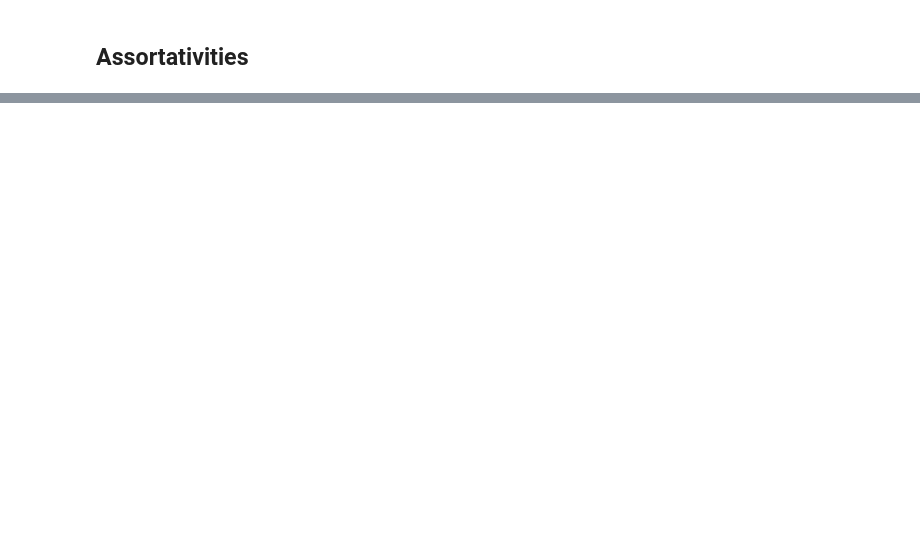
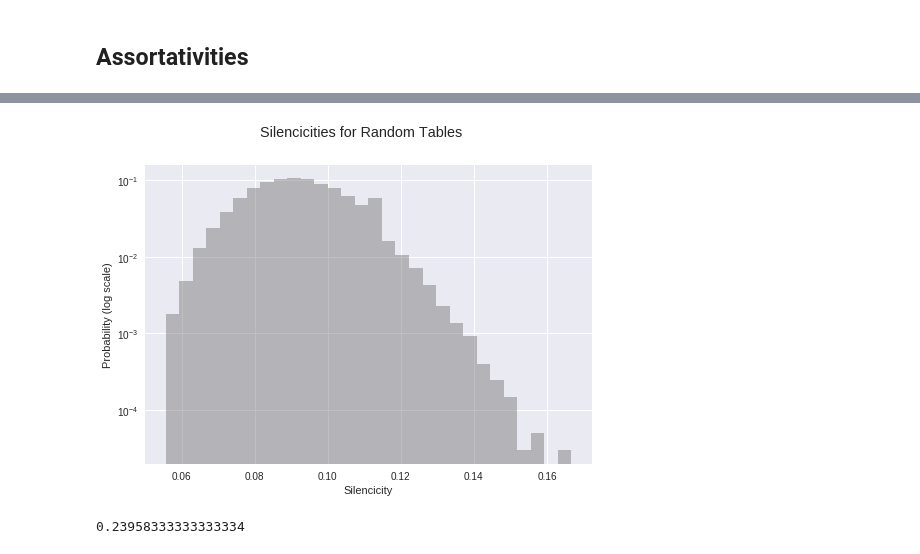
Before and after one commit to EndyLab/codon-tables, a Jupyter notebook: network_stats.ipynb, the cells around one changed output, grey strips where cells are left out. Saved outputs shown, nothing was run; the diff lists cells and outputs as text; code cells hidden in the pictures; blank space fills up the shorter version.

```diff
--- a/network_stats.ipynb
+++ b/network_stats.ipynb
@@ -70,0 +95,5 @@ with open('res/SCV.pickle', 'wb') as handle:
+# %%
+# pickle resulting statistics so they don't have to be re calculated
+stats = [densities, efficiencies, clustCoeff, modularities, assortativities, silencicities]
+with open('res/minPRS.pickle', 'wb') as handle:
+    pickle.dump(stats, handle)
@@ -102,16 +168,19 @@ with open('res/null.pickle', 'wb') as handle:
 
 # unpickle data
 with open('res/minPRS.pickle', 'rb') as handle:
-    PRS_densities, PRS_efficiencies, PRS_clustCoeff, PRS_modularities, PRS_assortativities  = pickle.load(handle)
+    PRS_densities, PRS_efficiencies, PRS_clustCoeff, PRS_modularities, PRS_assortativities, PRS_silencicities = pickle.load(handle)
 
 with open('res/Gilis.pickle', 'rb') as handle:
-    Gilis_densities, Gilis_efficiencies, Gilis_clustCoeff, Gilis_modularities, Gilis_assortativities  = pickle.load(handle)
+    Gilis_densities, Gilis_efficiencies, Gilis_clustCoeff, Gilis_modularities, Gilis_assortativities, Gilis_silencicities = pickle.load(handle)
 
 with open('res/SCV.pickle', 'rb') as handle:
-    SCV_densities, SCV_efficiencies, SCV_clustCoeff, SCV_modularities, SCV_assortativities  = pickle.load(handle)
+    SCV_densities, SCV_efficiencies, SCV_clustCoeff, SCV_modularities, SCV_assortativities, SCV_silencicities = pickle.load(handle)
 
 with open('res/null.pickle', 'rb') as handle:
-    null_densities, null_efficiencies, null_clustCoeff, null_modularities, null_assortativities  = pickle.load(handle)
+    null_densities, null_efficiencies, null_clustCoeff, null_modularities, null_assortativities = pickle.load(handle)
+
+with open('res/rand.pickle', 'rb') as handle:
+    rand_densities, rand_efficiencies, rand_clustCoeff, rand_modularities, rand_assortativities, rand_silencicities = pickle.load(handle)
 # %% [markdown]
 ## Densities
 # %%
@@ -331,0 +428,19 @@ assort_stats.to_html('res/assort_stats.html')
+# %%
+# plot histograms
+rand_weights = np.ones_like(rand_silencicities)/float(len(rand_silencicities))
+n, bins, patches = plt.hist(rand_silencicities, 30, weights=rand_weights, color='grey', alpha=0.5)
+plt.suptitle('Silencicities for Random Tables')
+plt.xlabel('Silencicity')
+plt.ylabel('Probability (log scale)')
+plt.yscale('log')
+#plt.savefig('../figs/silencicity_stats.png', bbox_inches='tight')
+plt.show()
+
+ct = codonTable()
+stSilencicity = utils.silencicity(ct.codonTable)
+# %% [output]
+[figure, added]
+# %%
+stSilencicity
+# %% [output]
+0.23958333333333334
```
Also changed, not shown: parts of 14 cells of this notebook, 14 other files.
